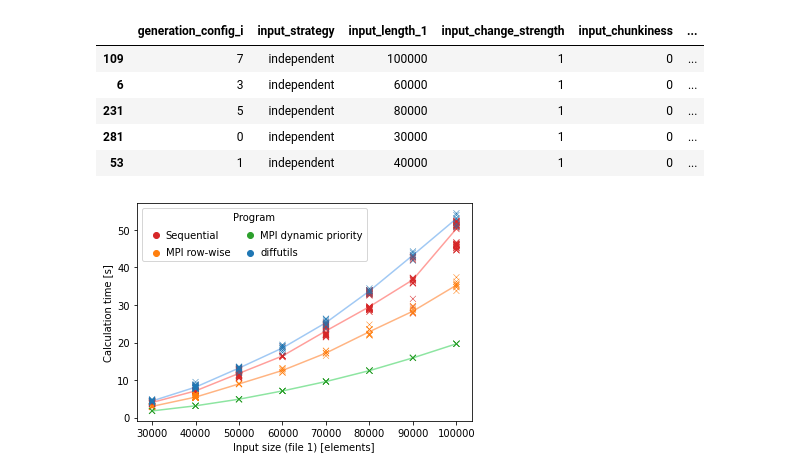
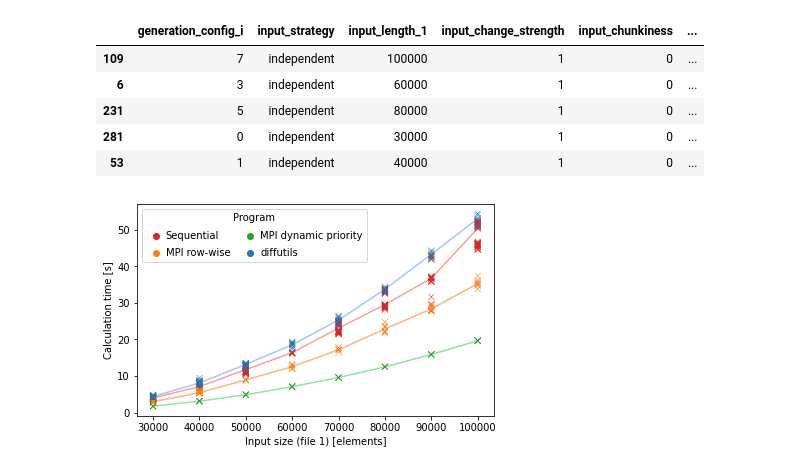
Before and after one commit to tehwalris/mpi-myers-diff, a Jupyter notebook: notebooks/benchmark-analysis-report/sequential_comparison.ipynb, the cells around one changed output. Cells and saved outputs as stored; diff of their text form; code cells hidden in the pictures.

```diff
--- a/notebooks/benchmark-analysis-report/sequential_comparison.ipynb
+++ b/notebooks/benchmark-analysis-report/sequential_comparison.ipynb
@@ -37,24 +40,24 @@ for diff_program in diff_programs:
     assert (benchmark_results['diff_program'] == diff_program).any()
 # %%
 palette = {mpi_procs: color for mpi_procs, color in zip(sorted(benchmark_results.mpi_procs.dropna().unique()), sns.color_palette())}
-fig, ax = plt.subplots()
+fig, ax = plt.subplots(figsize=report_figsize)
 
 temp = benchmark_results.copy()
 temp['seconds_until_len'] = temp['micros_until_len'] * 1e-6
 temp = temp[(temp['diff_program'].isin(diff_programs)) & (temp['input_strategy'] == 'independent')]
 
 temp_2 = temp.groupby(['input_length_1', 'diff_program'])['seconds_until_len'].median().unstack('diff_program')
 
 plot_scatter_with_lines(
     ax=ax,
     scatter_data=temp,
     line_data=temp_2,
     x_key='input_length_1',
     y_key='seconds_until_len',
     hue_key='diff_program',
     hue_to_label=lambda v: nice_name_map[v],
 )
 
 save_plot(fig, 'sequential-comparison')
 # %% [output]
-[figure, old version]
+[figure, new version]
```
Also changed, not shown: parts of 1 cell of this notebook, 3 other files.
